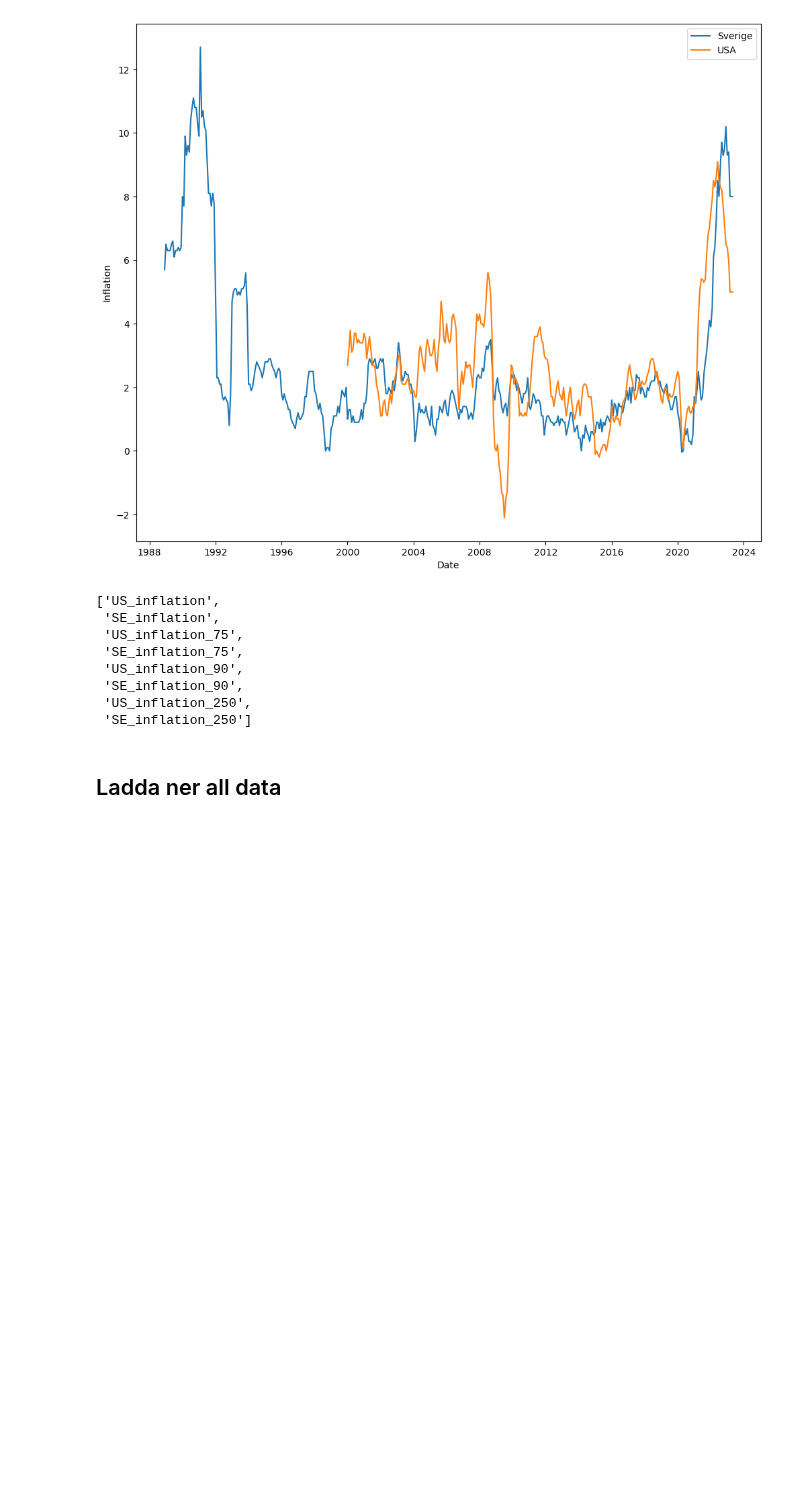
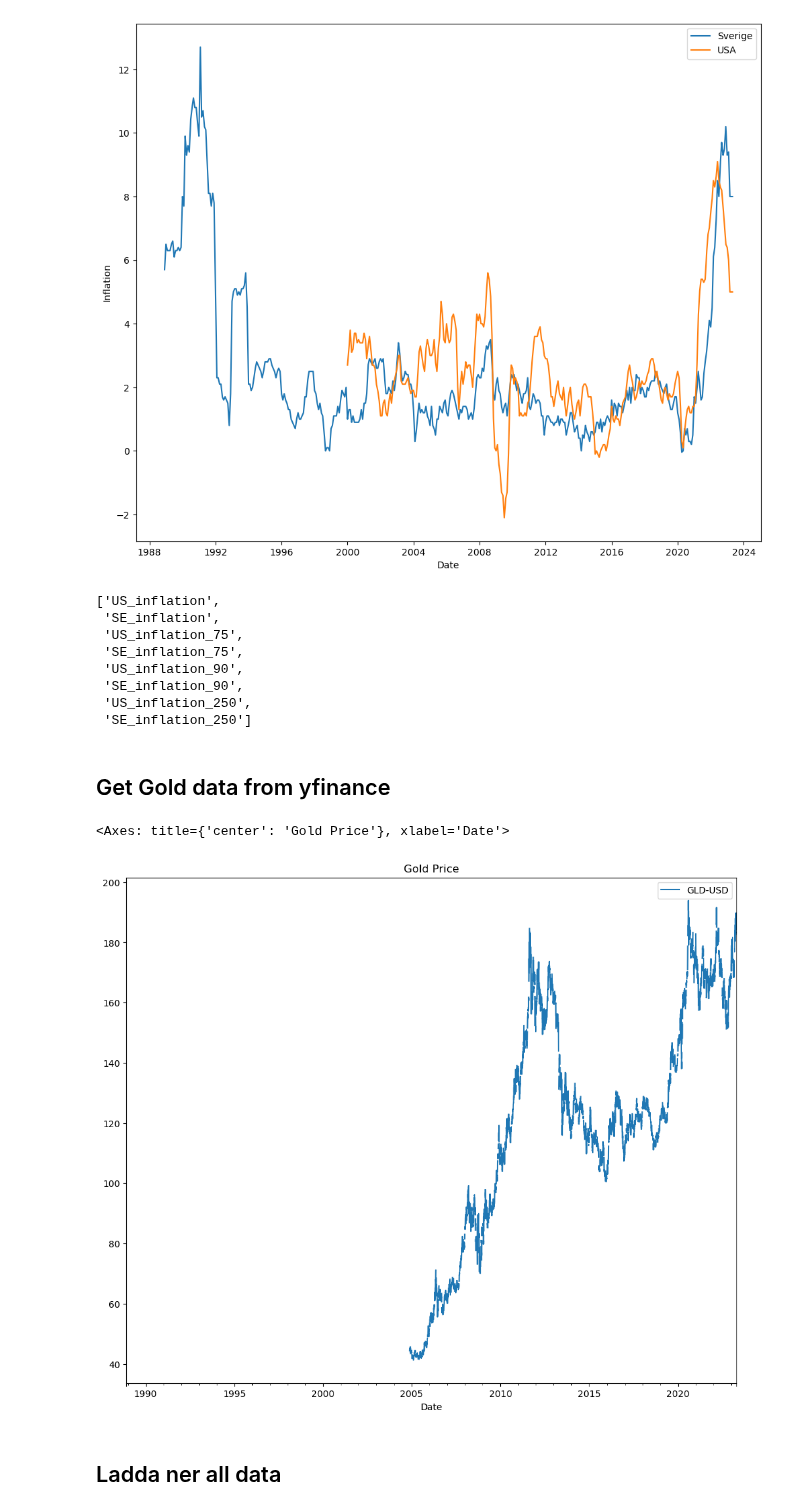
Before and after one commit to carokanns/the_new_Krypto, a Jupyter notebook: my_testa_modeller.ipynb, the cells around one changed output. Cells and saved outputs as stored; diff of their text form; code cells hidden in the pictures; blank space fills up the shorter version.

Commit message:
Infört Gold

```diff
--- a/my_testa_modeller.ipynb
+++ b/my_testa_modeller.ipynb
@@ -226,6 +228,27 @@ def get_all_dates():
     dates = pd.date_range(start_date, end_date)
     df = pd.DataFrame(index=dates)
     return df
+# %% [markdown]
+## Get Gold data from yfinance
+# %%
+def get_gold_data():
+    df_dates = pd.DataFrame(pd.date_range(
+        '1988-12-01', pd.to_datetime('today').date()), columns=['Date'])
+    df_dates.set_index('Date', inplace=True)
+    # Hämta historiska guldprisdata (GLD är ticker-symbolen för SPDR Gold Shares ETF)
+    gld_data = yf.download('GLD', end=dt.today().date(), progress=False)
+    # gld_data.set_index('Date', inplace=True)
+    # Behåll endast 'Close' priser och döp om kolumnen till 'GLD-USD'
+    gld_data = gld_data[['Close']].rename(columns={'Close': 'GLD-USD'})
+    gld_data = df_dates.merge(gld_data, how='left', left_on='Date', right_index=True)
+
+    return gld_data
+df_gold=get_gold_data()
+
+df_gold.plot(figsize=(12, 10), title='Gold Price')
+# %% [output]
+<Axes: title={'center': 'Gold Price'}, xlabel='Date'>
+[figure, added]
 # %% [markdown]
 ## Ladda ner all data
 # %%
```
Also changed, not shown: parts of 32 cells of this notebook, 5 other files.
